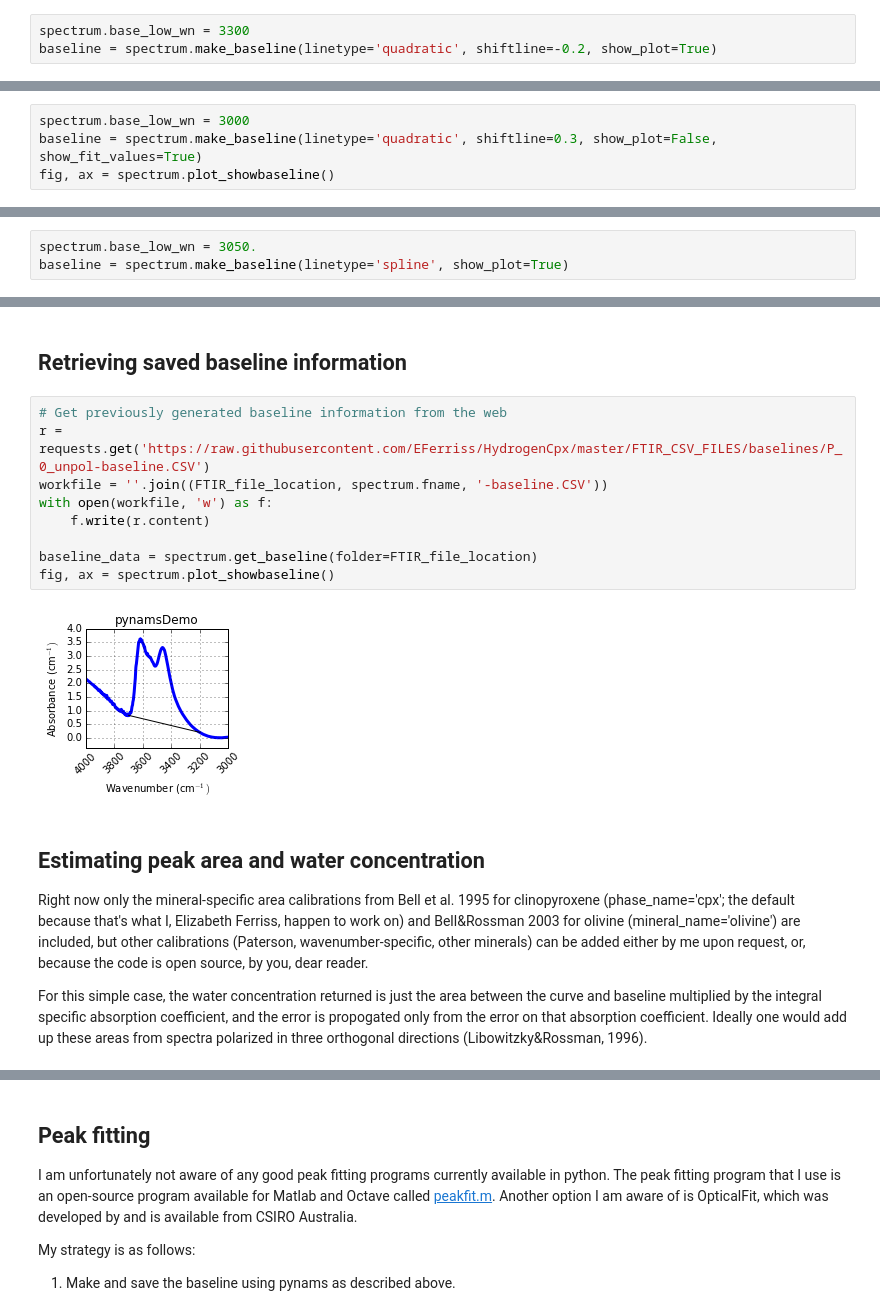
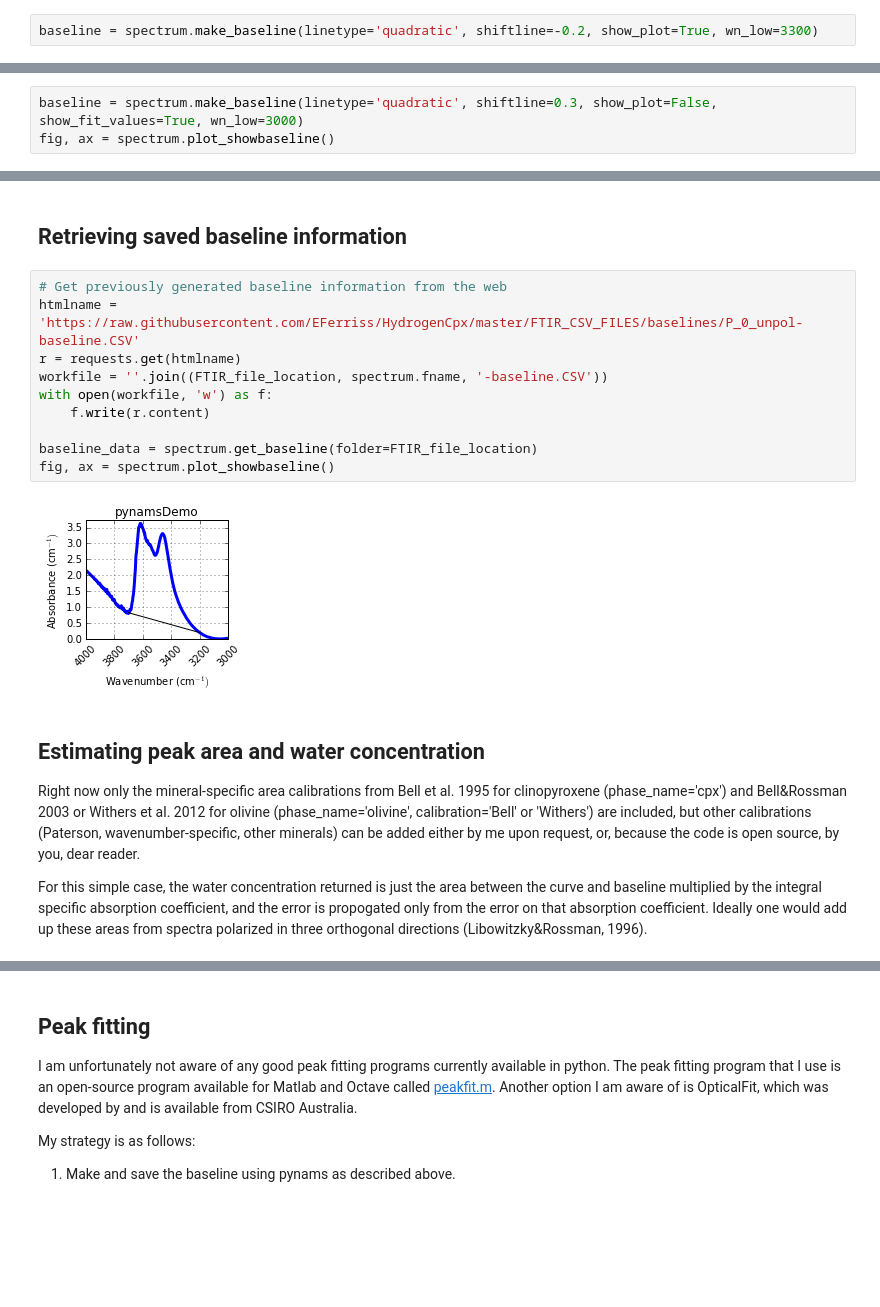
Before and after one commit to EFerriss/Pynams, a Jupyter notebook: EXAMPLES.ipynb, the cells around one changed output, grey strips where cells are left out. Saved outputs shown, nothing was run; the diff lists cells and outputs as text; blank space fills up the shorter version.

```diff
--- a/EXAMPLES.ipynb
+++ b/EXAMPLES.ipynb
@@ -77,4 +79,3 @@ Making baseline...
 # %%
-spectrum.base_low_wn = 3300
-baseline = spectrum.make_baseline(linetype='quadratic', shiftline=-0.2, show_plot=True)
+baseline = spectrum.make_baseline(linetype='quadratic', shiftline=-0.2, show_plot=True, wn_low=3300)
 # %% [output]
@@ -82,6 +83,5 @@ baseline = spectrum.make_baseline(linetype='quadratic', shiftline=-0.2, show_plo
 # %%
-spectrum.base_low_wn = 3000
-baseline = spectrum.make_baseline(linetype='quadratic', shiftline=0.3, show_plot=False, show_fit_values=True)
+baseline = spectrum.make_baseline(linetype='quadratic', shiftline=0.3, show_plot=False, show_fit_values=True, wn_low=3000)
 fig, ax = spectrum.plot_showbaseline()
 # %% [output]
 fitting x values: [ 3700.789  3450.     3000.744]
@@ -90,3 +89,0 @@ fitting y values: [ 0.82493154  0.23779071  0.02341511]
-# %%
-spectrum.base_low_wn = 3050.
-baseline = spectrum.make_baseline(linetype='spline', show_plot=True)
@@ -110,18 +105,19 @@ Saving pynamsDemo-baseline.CSV
 ## Retrieving saved baseline information
 # %%
 # Get previously generated baseline information from the web
-r = requests.get('https://raw.githubusercontent.com/EFerriss/HydrogenCpx/master/FTIR_CSV_FILES/baselines/P_0_unpol-baseline.CSV')
+htmlname = 'https://raw.githubusercontent.com/EFerriss/HydrogenCpx/master/FTIR_CSV_FILES/baselines/P_0_unpol-baseline.CSV'
+r = requests.get(htmlname)
 workfile = ''.join((FTIR_file_location, spectrum.fname, '-baseline.CSV'))
 with open(workfile, 'w') as f:
     f.write(r.content)
 
 baseline_data = spectrum.get_baseline(folder=FTIR_file_location)
 fig, ax = spectrum.plot_showbaseline()
 # %% [output]
-[figure, old version]
+[figure, new version]
 # %% [markdown]
 ## Estimating peak area and water concentration
-Right now only the mineral-specific area calibrations from Bell et al. 1995 for clinopyroxene (phase_name='cpx'; the default because that's what I, Elizabeth Ferriss, happen to work on) and Bell&Rossman 2003 for olivine (mineral_name='olivine') are included, but other calibrations (Paterson, wavenumber-specific, other minerals) can be added either by me upon request, or, because the code is open source, by you, dear reader.
+Right now only the mineral-specific area calibrations from Bell et al. 1995 for clinopyroxene (phase_name='cpx') and Bell&Rossman 2003 or Withers et al. 2012 for olivine (phase_name='olivine', calibration='Bell' or 'Withers') are included, but other calibrations (Paterson, wavenumber-specific, other minerals) can be added either by me upon request, or, because the code is open source, by you, dear reader.
 
 For this simple case, the water concentration returned is just the area between the curve and baseline multiplied by the integral specific absorption coefficient, and the error is propogated only from the error on that absorption coefficient. Ideally one would add up these areas from spectra polarized in three orthogonal directions (Libowitzky&Rossman, 1996).
 # %%
```
Also changed, not shown: parts of 14 cells of this notebook, 7 other files.
